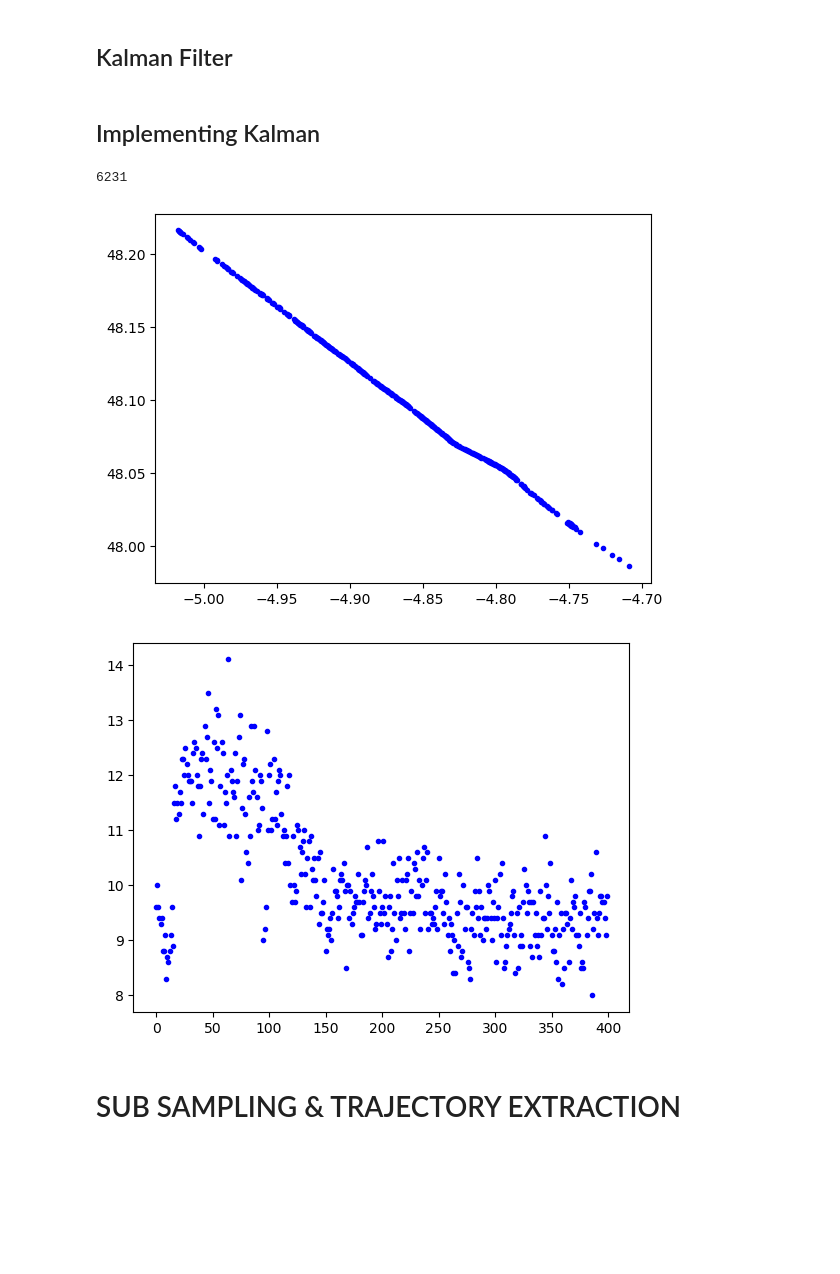
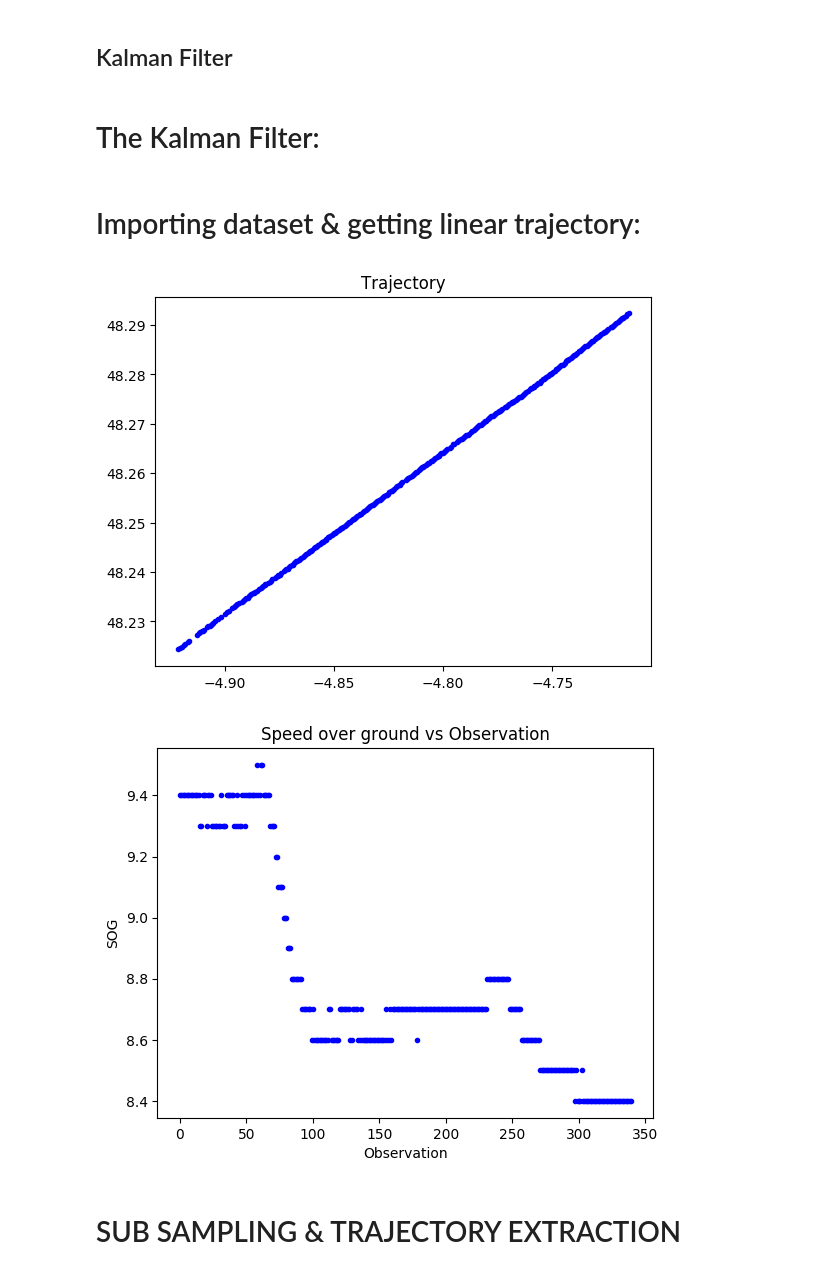
Before and after one commit to cnburger/AIS_KalmanFilter, a Jupyter notebook: Time Sampling.ipynb, the cells around one changed output. Drawn from its saved outputs; the diff is of its cells as text; code cells hidden in the pictures; blank space fills up the shorter version.

```diff
--- a/Time Sampling.ipynb
+++ b/Time Sampling.ipynb
@@ -217,7 +201,7 @@ def extract_long_lat_covariance(mat_in):
     result = np.array([[Var1,Cov12],[Cov12,Var2]])
     return result
 # %% [markdown]
-## Implementing Kalman
+# The Kalman Filter:
 # %%
 ax_arr = []
 ay_arr= []
@@ -369,25 +345,28 @@ def myKalman(pd_final, R,Q,P_k):
 
 
     return X_coord,Y_coord,X_orig,Y_orig,ax_arr,ay_arr, SpeedX, SpeedY
+# %% [markdown]
+# Importing dataset & getting linear trajectory:
 # %%
 pd_dataset = None
-pd_dataset = pd.read_csv(r"227486000.csv")
-pd_dataset.head()
-print(len(pd_dataset))
+pd_dataset = pd.read_csv(r"538004506.csv")
 
-lower = 400
-upper = 800
-
+#Boundaries sampling from and to
+lower = 10
+upper = 350
 
 plt.plot(pd_dataset['long'].values[lower:upper],pd_dataset['lat'].values[lower:upper],'b.')
+plt.title("Trajectory")
 plt.show()
 
 plt.plot(np.arange(0,len(pd_dataset['sog'].values[lower:upper]),1),pd_dataset['sog'].values[lower:upper],'b.')
+plt.title("Speed over ground vs Observation")
+plt.xlabel("Observation")
+plt.ylabel("SOG")
 plt.show()
 # %% [output]
-6231
-[figure, old version]
+[figure, new version]
-[figure, old version]
+[figure, new version]
 # %% [markdown]
 # SUB SAMPLING & TRAJECTORY EXTRACTION
 # %%
```
Also changed, not shown: parts of 41 cells of this notebook.
